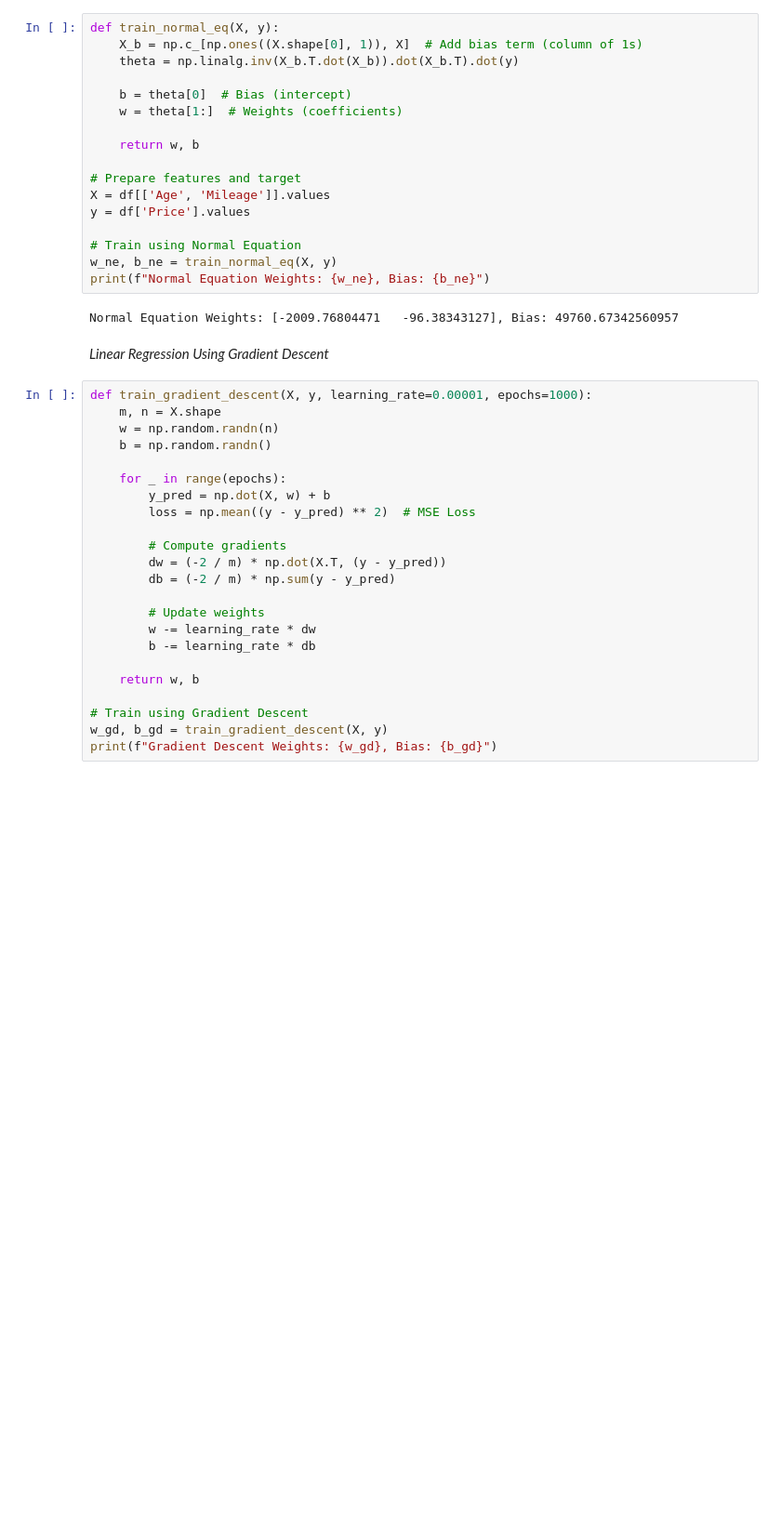
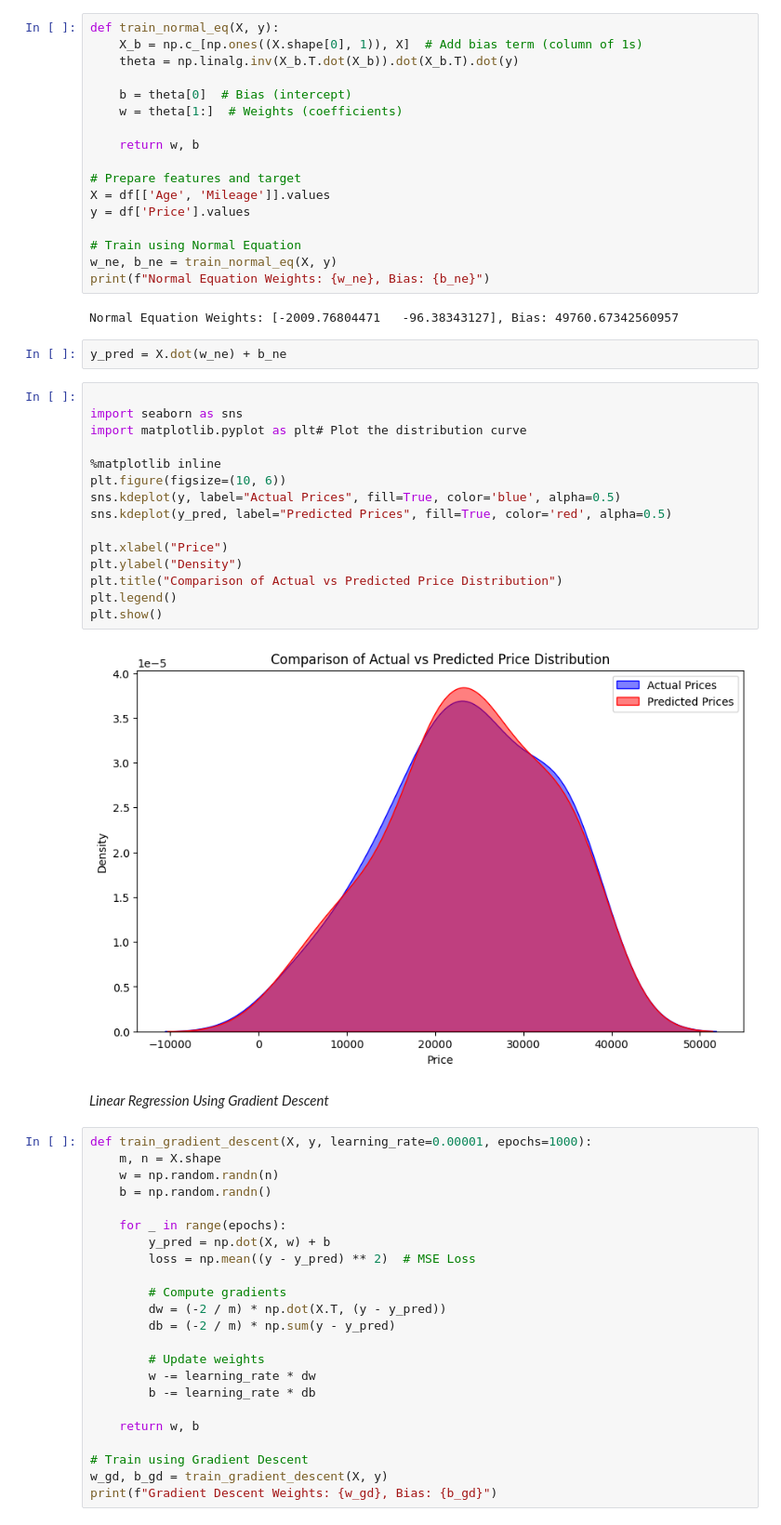
Before and after one commit to musondaAlexander/zoom-camp-machine-learning, a Jupyter notebook: week_two/testing_regression.ipynb, the cells around one changed output. Shown at 93% size. Drawn from its saved outputs; the diff is of its cells as text; blank space fills up the shorter version.

```diff
--- a/week_two/testing_regression.ipynb
+++ b/week_two/testing_regression.ipynb
@@ -50,6 +50,25 @@ w_ne, b_ne = train_normal_eq(X, y)
 print(f"Normal Equation Weights: {w_ne}, Bias: {b_ne}")
 # %% [output]
 Normal Equation Weights: [-2009.76804471   -96.38343127], Bias: 49760.67342560957
+# %%
+y_pred = X.dot(w_ne) + b_ne
+# %%
+
+import seaborn as sns
+import matplotlib.pyplot as plt# Plot the distribution curve
+
+%matplotlib inline
+plt.figure(figsize=(10, 6))
+sns.kdeplot(y, label="Actual Prices", fill=True, color='blue', alpha=0.5)
+sns.kdeplot(y_pred, label="Predicted Prices", fill=True, color='red', alpha=0.5)
+
+plt.xlabel("Price")
+plt.ylabel("Density")
+plt.title("Comparison of Actual vs Predicted Price Distribution")
+plt.legend()
+plt.show()
+# %% [output]
+[figure, added]
 # %% [markdown]
 *Linear Regression Using Gradient Descent*
 # %%
```
Also changed, not shown: 1 other file.
